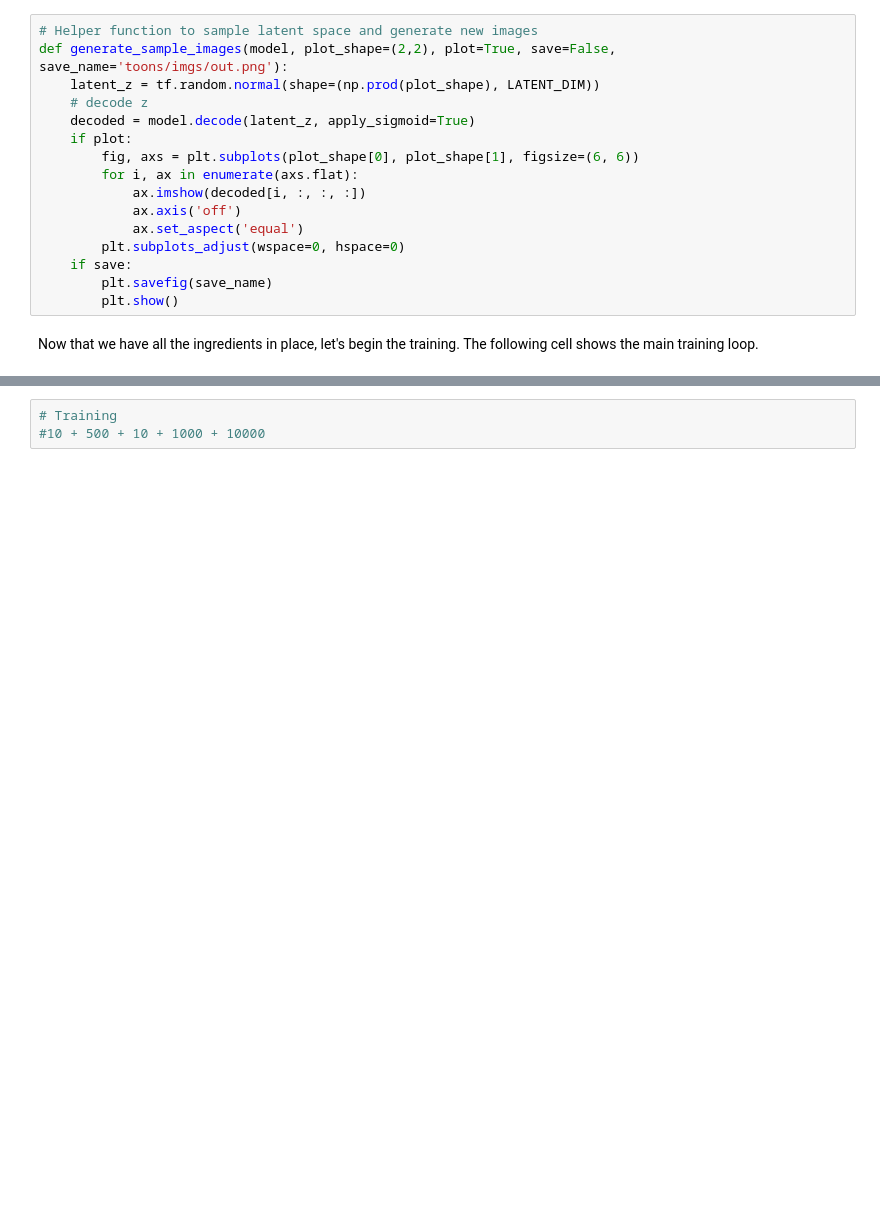
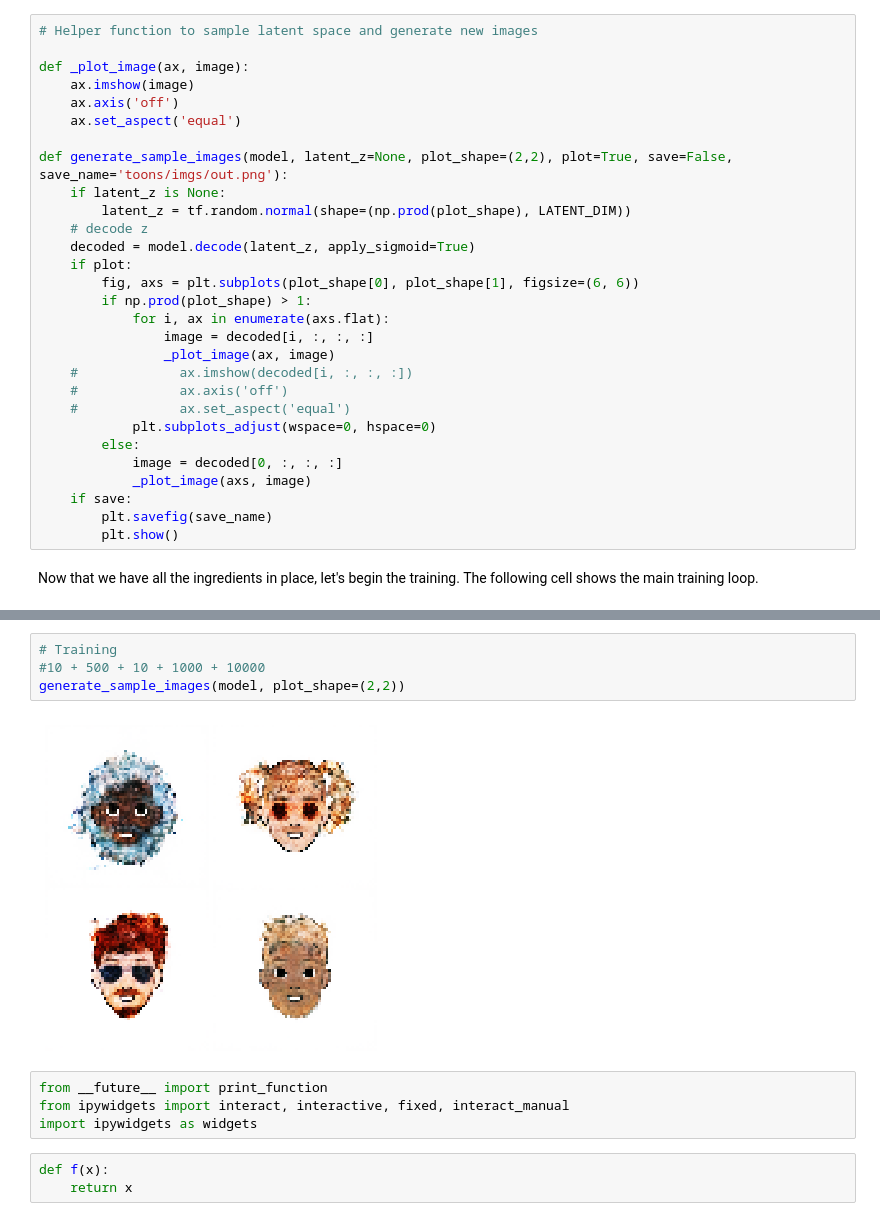
Before and after one commit to katnoria/world-models, a Jupyter notebook: notebooks/autoencoder-faces.ipynb, the cells around one changed output, grey strips where cells are left out. Saved outputs shown, nothing was run; the diff lists cells and outputs as text; blank space fills up the shorter version.

Commit message:
Added latent sliders:

```diff
--- a/notebooks/autoencoder-faces.ipynb
+++ b/notebooks/autoencoder-faces.ipynb
@@ -240,17 +240,30 @@ train_dataset = image_ds
     .prefetch(buffer_size=AUTOTUNE)
 # %%
 # Helper function to sample latent space and generate new images
-def generate_sample_images(model, plot_shape=(2,2), plot=True, save=False, save_name='toons/imgs/out.png'):
-    latent_z = tf.random.normal(shape=(np.prod(plot_shape), LATENT_DIM))
+
+def _plot_image(ax, image):
+    ax.imshow(image)
+    ax.axis('off')
+    ax.set_aspect('equal')
+
+def generate_sample_images(model, latent_z=None, plot_shape=(2,2), plot=True, save=False, save_name='toons/imgs/out.png'):
+    if latent_z is None:
+        latent_z = tf.random.normal(shape=(np.prod(plot_shape), LATENT_DIM))
     # decode z
     decoded = model.decode(latent_z, apply_sigmoid=True)
     if plot:
         fig, axs = plt.subplots(plot_shape[0], plot_shape[1], figsize=(6, 6))
-        for i, ax in enumerate(axs.flat):
-            ax.imshow(decoded[i, :, :, :])
-            ax.axis('off')
-            ax.set_aspect('equal')
-        plt.subplots_adjust(wspace=0, hspace=0)
+        if np.prod(plot_shape) > 1:
+            for i, ax in enumerate(axs.flat):
+                image = decoded[i, :, :, :]
+                _plot_image(ax, image)
+    #             ax.imshow(decoded[i, :, :, :])
+    #             ax.axis('off')
+    #             ax.set_aspect('equal')
+            plt.subplots_adjust(wspace=0, hspace=0)
+        else:
+            image = decoded[0, :, :, :]
+            _plot_image(axs, image)
     if save:
         plt.savefig(save_name)
         plt.show()
@@ -325,3 +323,13 @@ Epoch 500/1000: train loss 1670.6766357421875 in 1176.778938293457 seconds
 # %%
 # Training
 #10 + 500 + 10 + 1000 + 10000
+generate_sample_images(model, plot_shape=(2,2))
+# %% [output]
+[figure, added]
+# %%
+from __future__ import print_function
+from ipywidgets import interact, interactive, fixed, interact_manual
+import ipywidgets as widgets
+# %%
+def f(x):
+    return x
```
Also changed, not shown: parts of 8 cells of this notebook.
